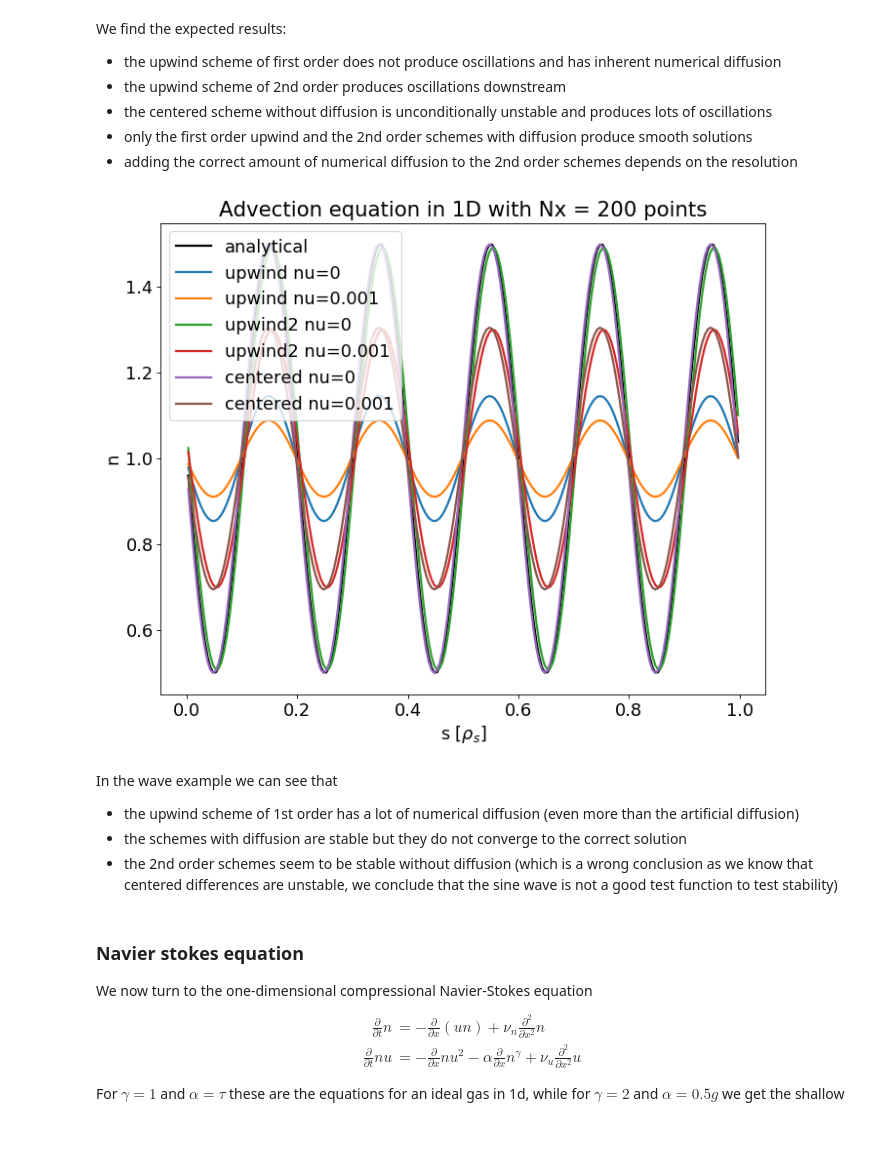
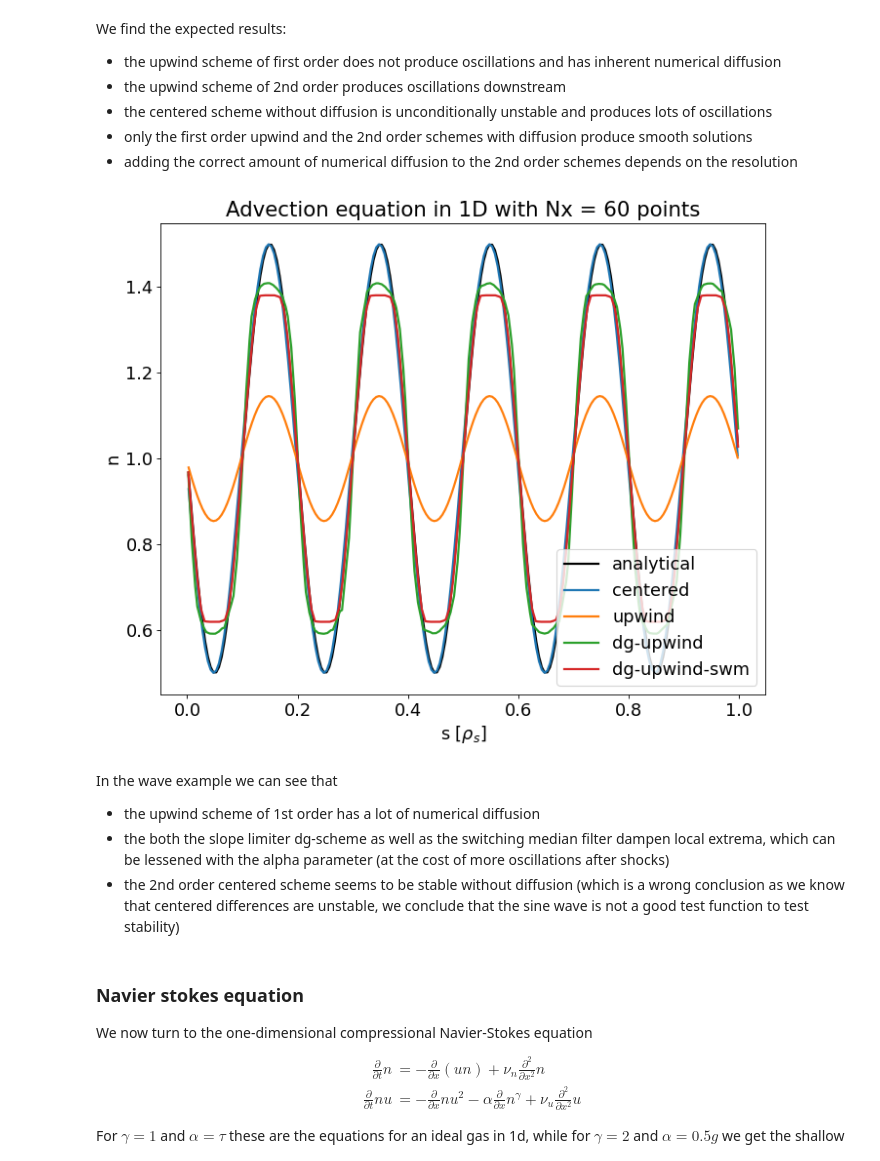
Before and after one commit to mwiesenberger/advection, a Jupyter notebook: OneDimensional.ipynb, the cells around one changed output. Saved outputs shown, nothing was run; the diff lists cells and outputs as text; code cells hidden in the pictures; blank space fills up the shorter version.

Commit message:
Use WrappedJsonValue and introduce dg-limiter
at least in continuity scheme

```diff
--- a/OneDimensional.ipynb
+++ b/OneDimensional.ipynb
@@ -156,7 +159,6 @@ def plot_upwind( p_list):
                      label="analytical", lw=2)
             plotted = True
         l = f"{p['advection']['type']}"
-        l = l + f" nu={p['physical']['nu']}"
         im = ax.plot(x,numerical[last_idx,:], label=l, lw=2)
         ncin.close()
     ax.set_title( f"Advection equation in 1D with Nx = {p['grid']['Nx']} points")
@@ -168,12 +170,13 @@ As a first example we solve the continuity equation with the
 step function initial condition with various schemes
 # %%
 p_list = []
-for p in ["upwind","upwind2", "centered"] :
-    for nu in [0, 1e-3]:
+for p in ["upwind2", "centered"] :
+    #for nu in [0, 2e-3]:
         params = make_continuity_input()
-        params["grid"]["Nx"] = 100
+        params["grid"]["Nx"] = 60
         params["advection"]["type"] = p
-        params["physical"]["nu"] = nu
+        #params["physical"]["nu"] = nu
+
         p_list.append(params)
 plot_upwind(p_list)
 # %% [output]
@@ -180,0 +201,20 @@ plot_upwind(p_list)
+# %%
+p_list = []
+
+for p in ["dg-upwind","dg-upwind-swm"] :
+    #for nu in [0, 1e-2]:
+        params = make_continuity_input()
+        params["grid"]["Nx"] = 60
+        params["advection"]["type"] = p
+        #params["physical"]["nu"] = nu
+        if p == "dg-upwind" :
+            params["grid"]["n"] =3
+            params["grid"]["Nx"] = 20
+            params["advection"]["alpha"] = 40
+        if p == "dg-upwind-swm" : # switching median filter
+            params["grid"]["n"] =3
+            params["grid"]["Nx"] = 20
+            params["advection"]["alpha"] = 40
+            params["advection"]["iter"] = 1
+        p_list.append(params)
+plot_upwind(p_list)
@@ -187,25 +229,34 @@ We find the expected results:
 - adding the correct amount of numerical diffusion to the 2nd order schemes depends on the resolution
 # %%
 p_list = []
-for p in ["upwind","upwind2", "centered"] :
-    for nu in [0, 1e-3]:
+for p in ["centered","upwind","dg-upwind", "dg-upwind-swm",] :
+#    for nu in [0, 1e-3]:
         params = make_continuity_input()
         params["grid"]["Nx"] = 200
         params["grid"]["bc"] = "PER"
         params["output"]["tend"] = 0.5
         params["init"] = {"type" : "wave", "amp" : 0.5,
                           "n_0" : 1, "k" : 10*np.pi, "x_0" : 0}
         params["advection"]["type"] = p
-        params["physical"]["nu"] = nu
+        #params["physical"]["nu"] = nu
+        if p == "dg-upwind" :
+            params["grid"]["n"] =3
+            params["grid"]["Nx"] = 61
+            params["advection"]["alpha"] = 40
+        if p == "dg-upwind-swm" : # switching median filter
+            params["grid"]["n"] =3
+            params["grid"]["Nx"] = 60
+            params["advection"]["alpha"] = 40
+            params["advection"]["iter"] = 1
         p_list.append(params)
 plot_upwind(p_list)
 # %% [output]
-[figure, old version]
+[figure, new version]
 # %% [markdown]
 In the wave example we can see that
-- the upwind scheme of 1st order has a lot of numerical diffusion (even more than the artificial diffusion)
-- the schemes with diffusion are stable but they do not converge to the correct solution
-- the 2nd order schemes seem to be stable without diffusion (which is a wrong conclusion as we know that centered differences are unstable, we conclude that the sine wave is not a good test function to test stability)
+- the upwind scheme of 1st order has a lot of numerical diffusion
+- the both the slope limiter dg-scheme as well as the switching median filter dampen local extrema, which can be lessened with the alpha parameter (at the cost of more oscillations after shocks)
+- the 2nd order centered scheme seems to be stable without diffusion (which is a wrong conclusion as we know that centered differences are unstable, we conclude that the sine wave is not a good test function to test stability)
 # %% [markdown]
 
 ### Navier stokes equation
```
Also changed, not shown: parts of 14 cells of this notebook, 5 other files.
